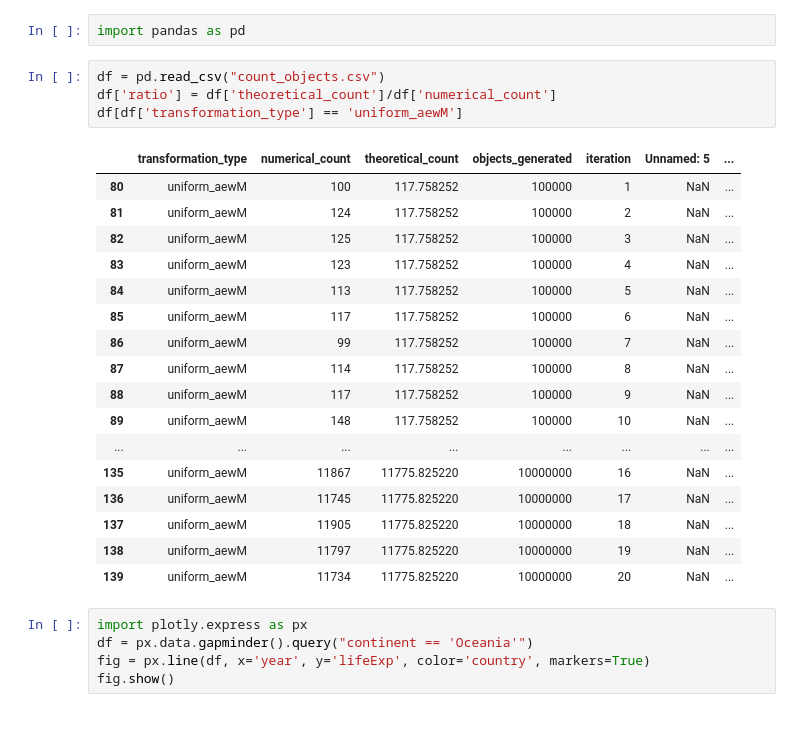
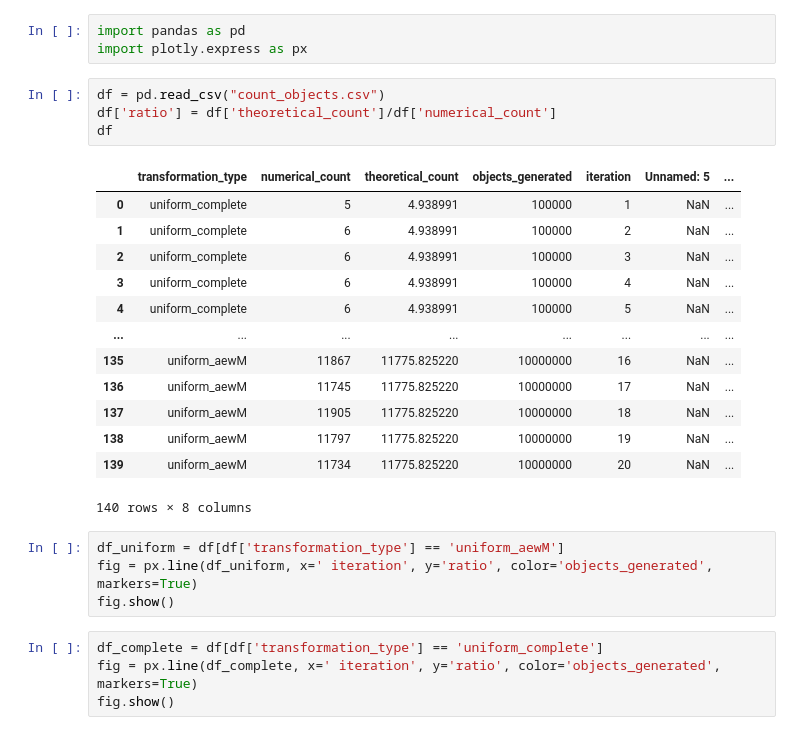
Before and after one commit to JuanitaAgudelo/TesisRepo, a Jupyter notebook: jacobian_calculations/random_variable_counts.ipynb, the cells around one changed output. Drawn from its saved outputs; the diff is of its cells as text.

```diff
--- a/jacobian_calculations/random_variable_counts.ipynb
+++ b/jacobian_calculations/random_variable_counts.ipynb
@@ -1,29 +1,29 @@
 # %%
 import pandas as pd
+import plotly.express as px
 # %%
 df = pd.read_csv("count_objects.csv")
 df['ratio'] = df['theoretical_count']/df['numerical_count']
-df[df['transformation_type'] == 'uniform_aewM']
+df
 # %% [output]
 |  | transformation_type | numerical_count | theoretical_count | objects_generated | iteration | Unnamed: 5 | ... |
-| 80 | uniform_aewM | 100 | 117.758252 | 100000 | 1 | NaN | ... |
-| 81 | uniform_aewM | 124 | 117.758252 | 100000 | 2 | NaN | ... |
-| 82 | uniform_aewM | 125 | 117.758252 | 100000 | 3 | NaN | ... |
-| 83 | uniform_aewM | 123 | 117.758252 | 100000 | 4 | NaN | ... |
-| 84 | uniform_aewM | 113 | 117.758252 | 100000 | 5 | NaN | ... |
-| 85 | uniform_aewM | 117 | 117.758252 | 100000 | 6 | NaN | ... |
-| 86 | uniform_aewM | 99 | 117.758252 | 100000 | 7 | NaN | ... |
-| 87 | uniform_aewM | 114 | 117.758252 | 100000 | 8 | NaN | ... |
-| 88 | uniform_aewM | 117 | 117.758252 | 100000 | 9 | NaN | ... |
-| 89 | uniform_aewM | 148 | 117.758252 | 100000 | 10 | NaN | ... |
+| 0 | uniform_complete | 5 | 4.938991 | 100000 | 1 | NaN | ... |
+| 1 | uniform_complete | 6 | 4.938991 | 100000 | 2 | NaN | ... |
+| 2 | uniform_complete | 6 | 4.938991 | 100000 | 3 | NaN | ... |
+| 3 | uniform_complete | 6 | 4.938991 | 100000 | 4 | NaN | ... |
+| 4 | uniform_complete | 6 | 4.938991 | 100000 | 5 | NaN | ... |
 | ... | ... | ... | ... | ... | ... | ... | ... |
 | 135 | uniform_aewM | 11867 | 11775.825220 | 10000000 | 16 | NaN | ... |
 | 136 | uniform_aewM | 11745 | 11775.825220 | 10000000 | 17 | NaN | ... |
 | 137 | uniform_aewM | 11905 | 11775.825220 | 10000000 | 18 | NaN | ... |
 | 138 | uniform_aewM | 11797 | 11775.825220 | 10000000 | 19 | NaN | ... |
 | 139 | uniform_aewM | 11734 | 11775.825220 | 10000000 | 20 | NaN | ... |
+140 rows × 8 columns
 # %%
-import plotly.express as px
-df = px.data.gapminder().query("continent == 'Oceania'")
-fig = px.line(df, x='year', y='lifeExp', color='country', markers=True)
+df_uniform = df[df['transformation_type'] == 'uniform_aewM']
+fig = px.line(df_uniform, x=' iteration', y='ratio', color='objects_generated', markers=True)
 fig.show()
+# %%
+df_complete = df[df['transformation_type'] == 'uniform_complete']
+fig = px.line(df_complete, x=' iteration', y='ratio', color='objects_generated', markers=True)
+fig.show()
```
